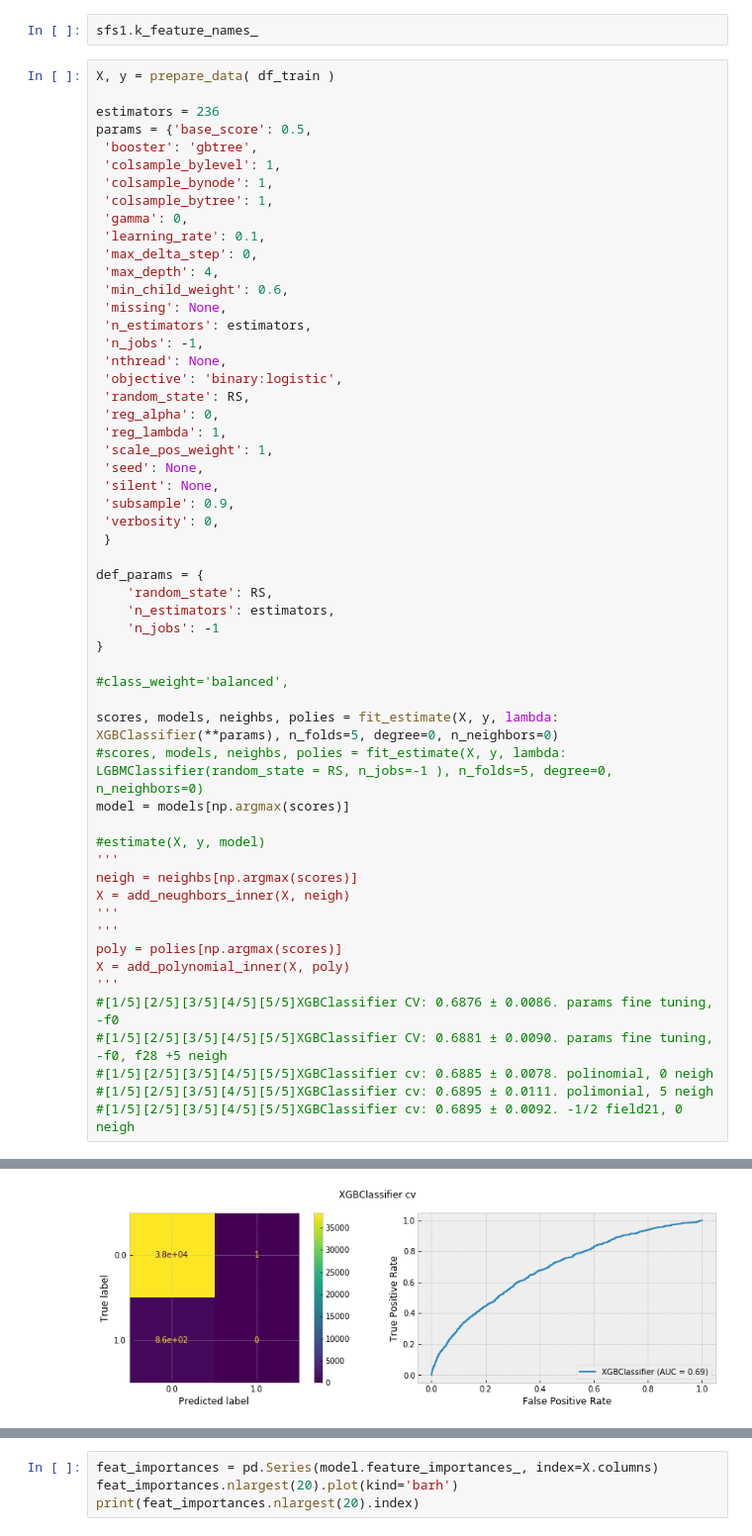
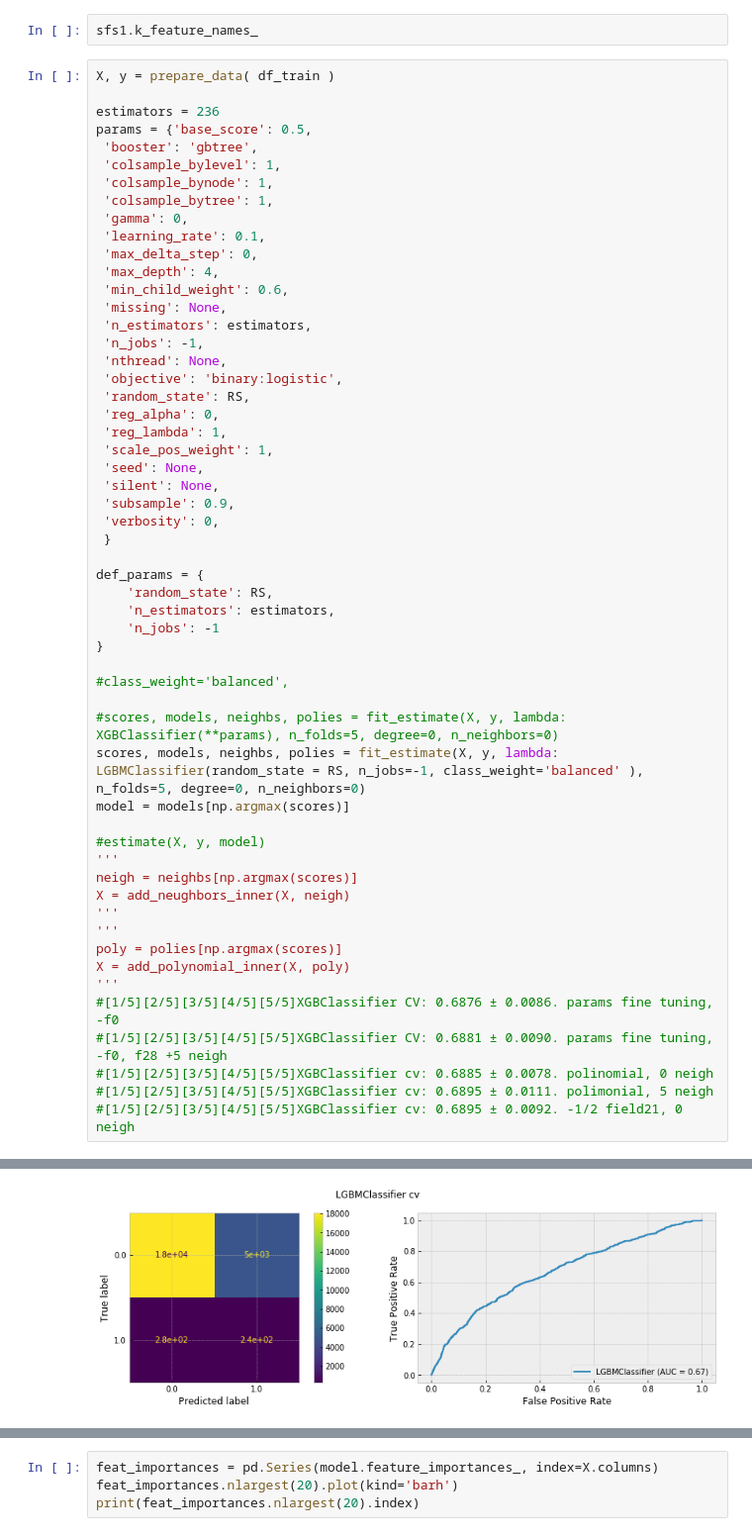
Before and after one commit to andygoosh/OneTwoTrip-Contest, a Jupyter notebook: workinprogress.ipynb, the cells around one changed output, grey strips where cells are left out. Shown at 99% size. Cells and saved outputs as stored; diff of their text form.

```diff
--- a/workinprogress.ipynb
+++ b/workinprogress.ipynb
@@ -337,8 +349,8 @@ def_params = {
 
 #class_weight='balanced',
 
-scores, models, neighbs, polies = fit_estimate(X, y, lambda: XGBClassifier(**params), n_folds=5, degree=0, n_neighbors=0)
-#scores, models, neighbs, polies = fit_estimate(X, y, lambda: LGBMClassifier(random_state = RS, n_jobs=-1 ), n_folds=5, degree=0, n_neighbors=0)
+#scores, models, neighbs, polies = fit_estimate(X, y, lambda: XGBClassifier(**params), n_folds=5, degree=0, n_neighbors=0)
+scores, models, neighbs, polies = fit_estimate(X, y, lambda: LGBMClassifier(random_state = RS, n_jobs=-1, class_weight='balanced' ), n_folds=5, degree=0, n_neighbors=0)
 model = models[np.argmax(scores)]
 
 #estimate(X, y, model)
@@ -361 +373 @@ X = add_polynomial_inner(X, poly)
-[figure, old version]
+[figure, new version]
```
Also changed, not shown: parts of 7 cells of this notebook.
